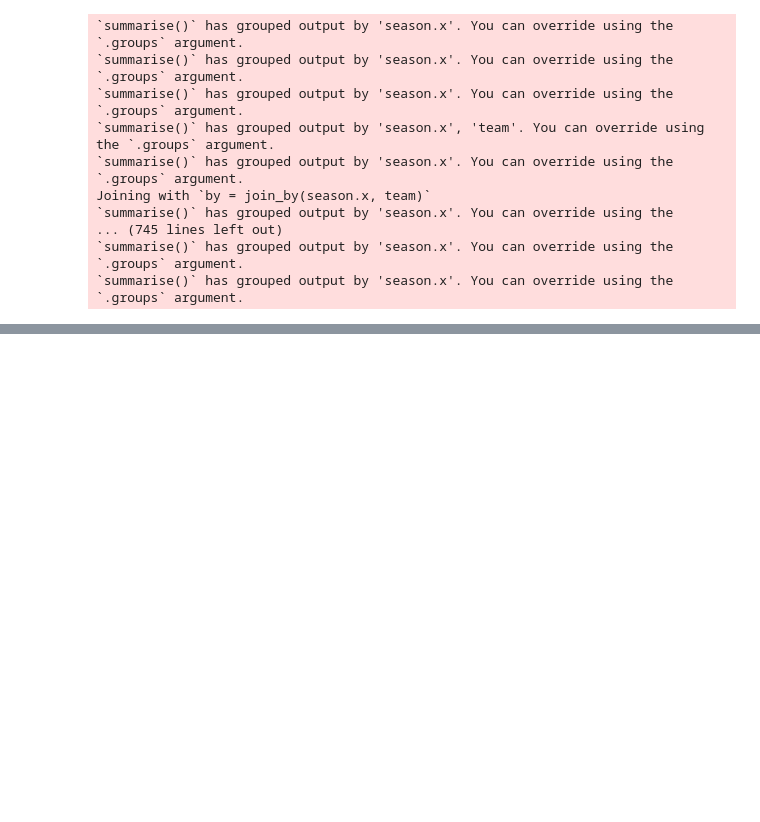
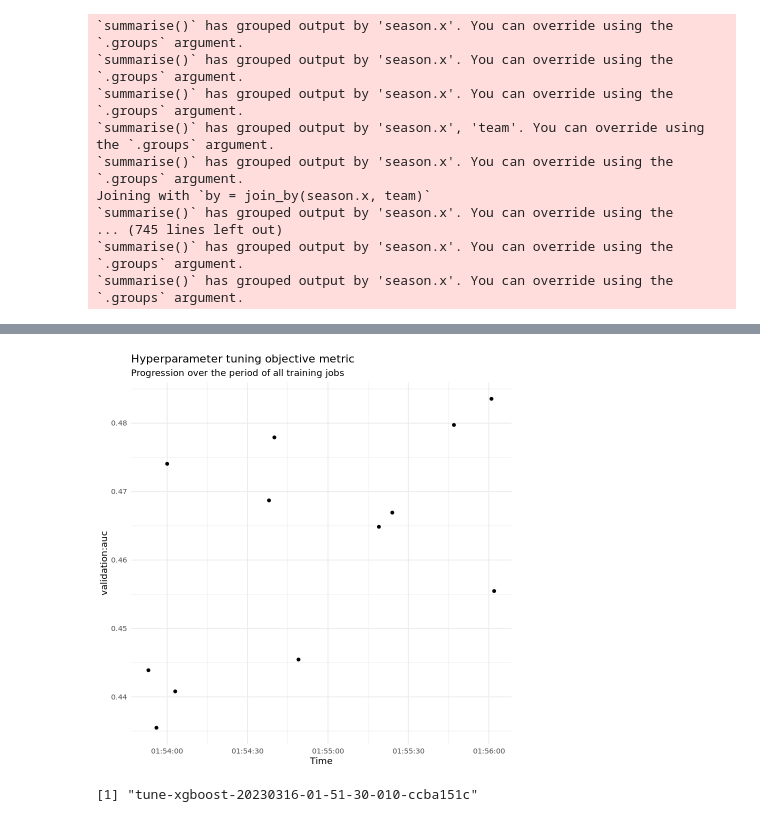
Before and after one commit to zachaustin01/ML-MADNESS, a Jupyter notebook: sagemaker/jimmy-dataset.ipynb, the cells around one changed output, grey strips where cells are left out. Cells and saved outputs as stored; diff of their text form; code cells hidden in the pictures; blank space fills up the shorter version.

```diff
--- a/sagemaker/jimmy-dataset.ipynb
+++ b/sagemaker/jimmy-dataset.ipynb
@@ -206,0 +282,18 @@ head(modeling)
+# %%
+xgb = sagemaker_xgb(
+
+    pre_model_info = pre_model_info,
+    session = session,
+    bucket = bucket,
+    role_arn = role_arn,
+    sagemaker = sagemaker,
+
+    model_name = model_name,
+    project_name = project_name,
+    model_prefix = 'models',
+
+    instance_type = "ml.m5.2xlarge",
+
+    models_to_try = 12L
+
+    )
@@ -206,0 +302,5 @@ head(modeling)
+# %%
+# Check Session Status
+job_name = xgb
+print(session$describe_tuning_job(job_name)[["HyperParameterTuningJobStatus"]])
+print(paste0(session$describe_tuning_job(job_name)$TrainingJobStatusCounters$Completed,'/',session$describe_tuning_job(job_name)$TrainingJobStatusCounters$Completed + session$describe_tuning_job(job_name)$TrainingJobStatusCounters$InProgress))
@@ -206,0 +310,4 @@ head(modeling)
+# %%
+tuning_job_results <- sagemaker$HyperparameterTuningJobAnalytics(job_name)
+tuning_results_df <- tuning_job_results$dataframe()
+tuning_results_df
@@ -206,0 +330,17 @@ head(modeling)
+# %%
+ggplot(tuning_results_df, aes(TrainingEndTime, FinalObjectiveValue)) +
+  geom_point() +
+  xlab("Time") +
+  ylab(tuning_job_results$description()$TrainingJobDefinition$StaticHyperParameters$`_tuning_objective_metric`) +
+  ggtitle("Hyperparameter tuning objective metric",
+          "Progression over the period of all training jobs") +
+  theme_minimal()
+# %% [output]
+[figure, added]
+# %%
+best_tuned_model <- tuning_results_df %>%
+  filter(FinalObjectiveValue == max(FinalObjectiveValue)) %>%
+  pull(TrainingJobName)
+best_tuned_model
+# %% [output]
+[1] "tune-xgboost-20230316-01-51-30-010-ccba151c"
```
Also changed, not shown: parts of 11 cells of this notebook.
